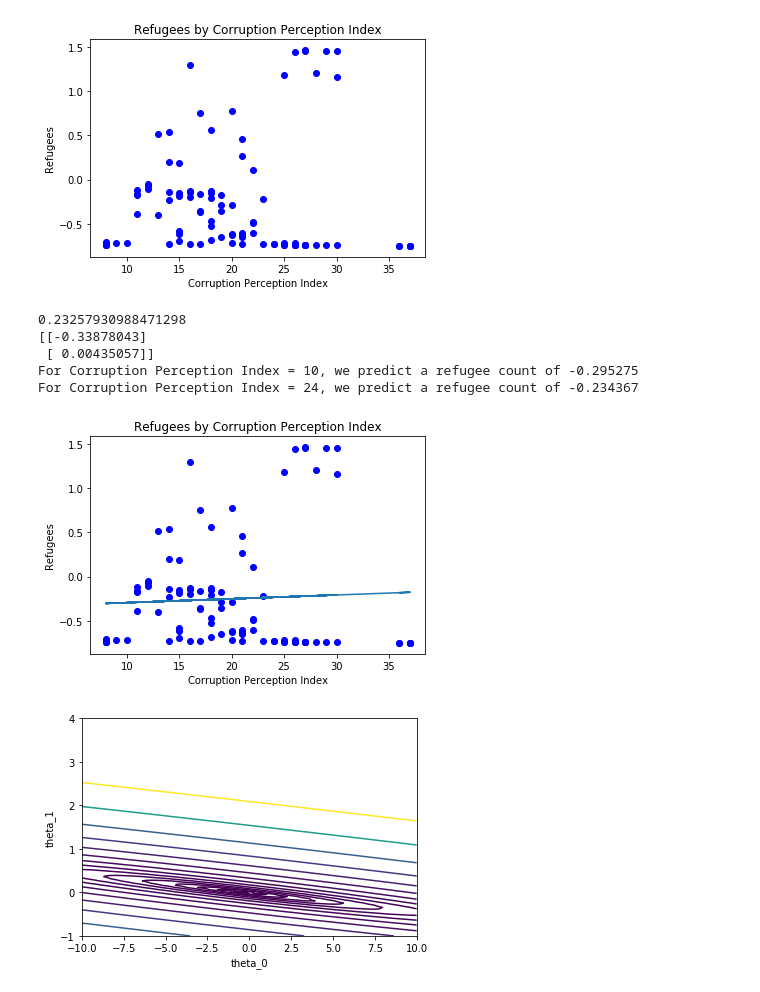
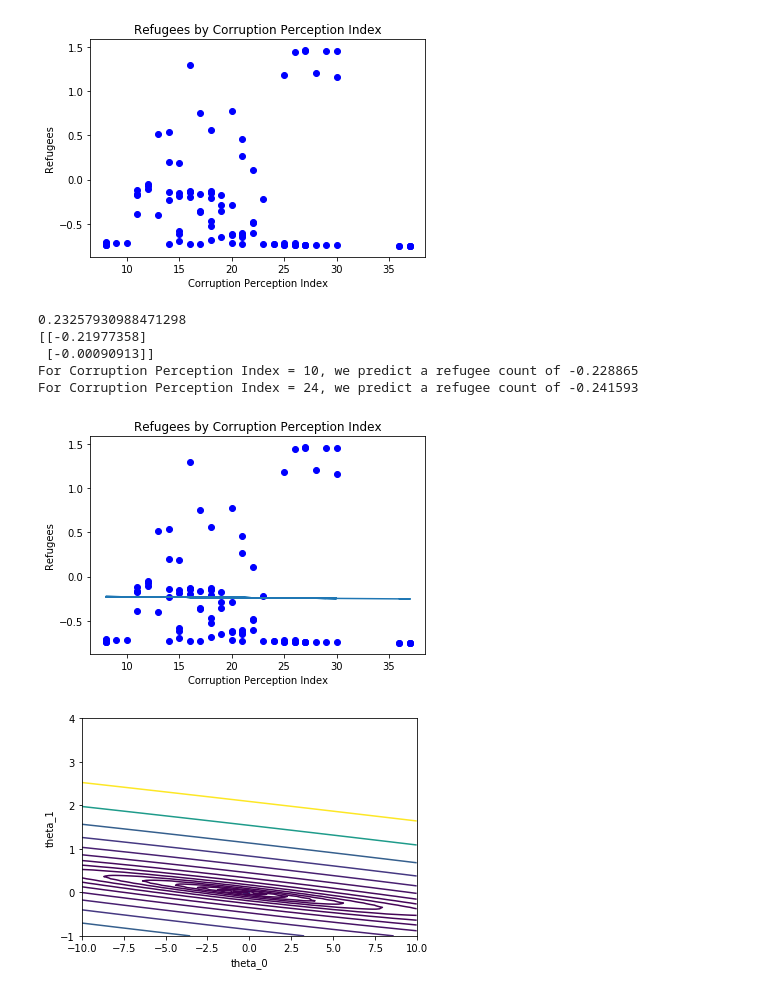
Before and after one commit to esthermead/corruption, a Jupyter notebook: CPI (Corruption Perception Index).ipynb, the cells around one changed output. Drawn from its saved outputs; the diff is of its cells as text; code cells hidden in the pictures.

```diff
--- a/CPI (Corruption Perception Index).ipynb
+++ b/CPI (Corruption Perception Index).ipynb
@@ -29,8 +29,8 @@ it[:, 1] = X
 theta = zeros(shape=(2, 1))
 # %%
 #Some gradient descent settings
-iterations = 150000
-alpha = 0.001
+iterations = 3000
+alpha = 0.003
 # %%
 #Evaluate the linear regression
 def compute_cost(X, y, theta):
@@ -97,8 +97,8 @@ it[:, 1] = X
 theta = zeros(shape=(2, 1))
 
 #Some gradient descent settings
-iterations = 150000
-alpha = 0.001
+iterations = 3000
+alpha = 0.003
 
 #compute and display initial cost
 print (compute_cost(it, y, theta))
@@ -117,36 +117,36 @@ result = it.dot(theta).flatten()
 plot(data[:, 0], result)
 show()
 
 
 #Grid over which we will calculate J
 theta0_vals = linspace(-10, 10, 100)
 theta1_vals = linspace(-1, 4, 100)
 
 
 #initialize J_vals to a matrix of 0's
 J_vals = zeros(shape=(theta0_vals.size, theta1_vals.size))
 
 #Fill out J_vals
 for t1, element in enumerate(theta0_vals):
     for t2, element2 in enumerate(theta1_vals):
         thetaT = zeros(shape=(2, 1))
         thetaT[0][0] = element
         thetaT[1][0] = element2
         J_vals[t1, t2] = compute_cost(it, y, thetaT)
 
 #Contour plot
 J_vals = J_vals.T
 #Plot J_vals as 15 contours spaced logarithmically between 0.01 and 100
 contour(theta0_vals, theta1_vals, J_vals, logspace(-2, 3, 20))
 xlabel('theta_0')
 ylabel('theta_1')
 scatter(theta[0][0], theta[1][0])
 show()
 # %% [output]
 0.23257930988471298
-[[-0.33878043]
- [ 0.00435057]]
-For Corruption Perception Index = 10, we predict a refugee count of -0.295275
-For Corruption Perception Index = 24, we predict a refugee count of -0.234367
+[[-0.21977358]
+ [-0.00090913]]
+For Corruption Perception Index = 10, we predict a refugee count of -0.228865
+For Corruption Perception Index = 24, we predict a refugee count of -0.241593
-[figure, old version]
+[figure, new version]
 [figure]
```
Also changed, not shown: parts of 1 cell of this notebook.
